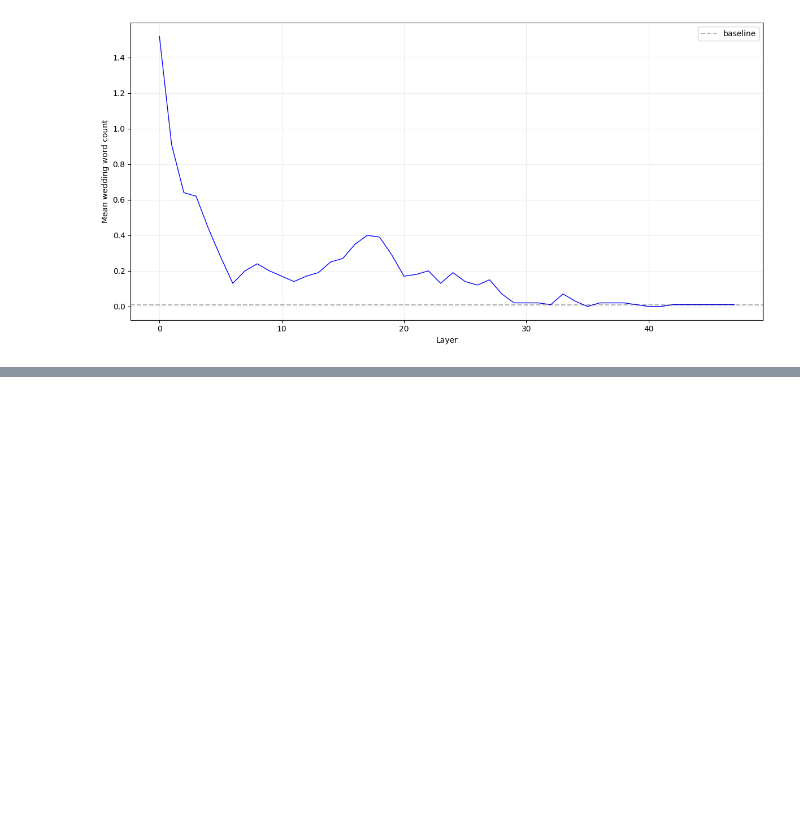
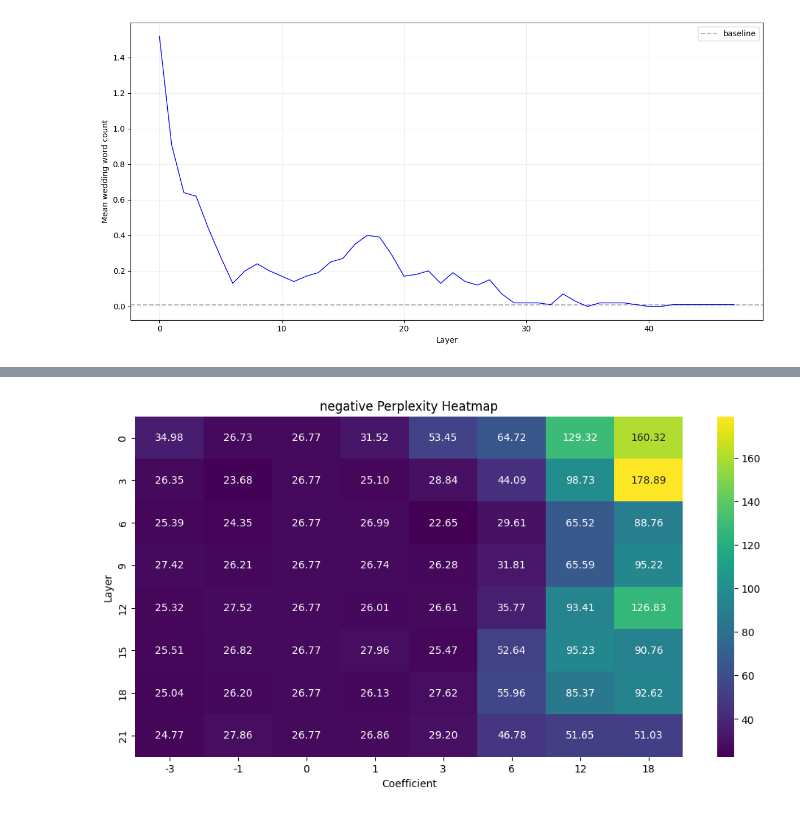
Before and after one commit to UlisseMini/actadd-rebuttals, a Jupyter notebook: main.ipynb, the cells around one changed output, grey strips where cells are left out. Drawn from its saved outputs; the diff is of its cells as text; code cells hidden in the pictures; blank space fills up the shorter version.

```diff
--- a/main.ipynb
+++ b/main.ipynb
@@ -86,6 +144,6 @@ Moving model to device:  cuda
 # %%
 SEED = 0
-sampling_kwargs = dict(temperature=1.0, top_p=0.3, freq_penalty=1.0, max_new_tokens=50)
+sampling_kwargs = dict(temperature=1.0, top_p=0.3, freq_penalty=1.0)
 # %%
 tlen = lambda prompt: model.to_tokens(prompt).shape[1]
 pad_right = lambda prompt, length: prompt + " " * (length - tlen(prompt))
@@ -121,21 +179,21 @@ def ave_hook(act_diff, resid_pre, hook):
     resid_pre[:, :apos, :] += act_diff
 
 
-def hooked_generate(prompt_batch: List[str], fwd_hooks=[], seed=None, **kwargs):
+def hooked_generate(prompt_batch: List[str], fwd_hooks=[], seed=None, verbose=False, **kwargs):
     if seed is not None:
         torch.manual_seed(seed)
 
     with model.hooks(fwd_hooks=fwd_hooks):
         tokenized = model.to_tokens(prompt_batch)
-        r = model.generate(input=tokenized, do_sample=True, verbose=False, **kwargs)
+        r = model.generate(input=tokenized, do_sample=True, verbose=verbose, **kwargs)
     return r
 
 
-def generate_hooked(prompt_batch: List[str], prompt_add: str, prompt_sub: str, act_name: int, coeff: float):
+def generate_hooked(prompt_batch: List[str], prompt_add: str, prompt_sub: str, act_name: int, coeff: float, verbose=False, max_new_tokens=50):
   prompt_add, prompt_sub = pad_both(prompt_add, prompt_sub)
   act_diff = coeff*get_act_diff(prompt_add, prompt_sub, act_name)
   editing_hooks = [(f"blocks.{act_name}.hook_resid_pre", partial(ave_hook, act_diff))]
-  hooked_res = hooked_generate(prompt_batch, editing_hooks, seed=SEED, **sampling_kwargs)
+  hooked_res = hooked_generate(prompt_batch, editing_hooks, seed=SEED, verbose=verbose, **sampling_kwargs, max_new_tokens=max_new_tokens)
   return hooked_res
 
 
@@ -148,11 +206,13 @@ def generate_both(prompt_batch: List[str], prompt_add: str, prompt_sub: str, act
 # commented out bc wastes precious memory demonstrating stuff that works
 if 0:
     prompt_add, prompt_sub = "science", ""
-    coeff = 1.
+    coeff = 4.0
     act_name = 6
     prompt = "Did you know that"
 
+    print("Generating...")
     hooked_res, vanilla_res = generate_both([prompt]*20, prompt_add, prompt_sub, act_name, coeff)
+    print("Done generating!")
 
     # Print results, removing the ugly beginning of sequence token
     # NOTE: Has endoftext a bunch too
@@ -213,7 +278,7 @@ act_name = 6
 def generate_big_hooked_batch(prompt_batch: List[str], padd: str, psub: str, act_name: int, coeff: float):
   "Generate in cases where processing prompt_batch all at once would make us run out of memory."
 
-  batch_size = 1000 # XXX: REDUCE THIS IF UR NOT ON A h100
+  batch_size = 60 # XXX: REDUCE THIS IF UR NOT ON A h100
 
   res_strs = []
   disable_progress = len(prompt_batch) < batch_size
@@ -487,0 +600,33 @@ plt.show()
+# %%
+# Read all the json files and plot them
+import seaborn as sns
+import matplotlib.pyplot as plt
+import numpy as np
+
+files = os.listdir(exp_folder)
+data = []
+meta = None
+
+for f in files:
+    if f == "meta.json":
+        continue
+
+    with open(f) as fp:
+        d = json.load(fp)
+        data.append({
+            "layer": d["layer"],
+            "coeff": d["coeff"],
+            "perplexity": np.mean(d["perplexities"]) # avg over batch
+        })
+
+df = pd.DataFrame(data)
+pivot = df.pivot(index="layer", columns="coeff", values="perplexity")
+
+plt.figure(figsize=(12,6))
+sns.heatmap(pivot, cmap="viridis", annot=True, fmt='.2f')
+plt.title(f"{SELECTION} Perplexity Heatmap")
+plt.ylabel("Layer")
+plt.xlabel("Coefficient")
+plt.show()
+# %% [output]
+[figure, added]
```
Also changed, not shown: parts of 10 cells of this notebook.
